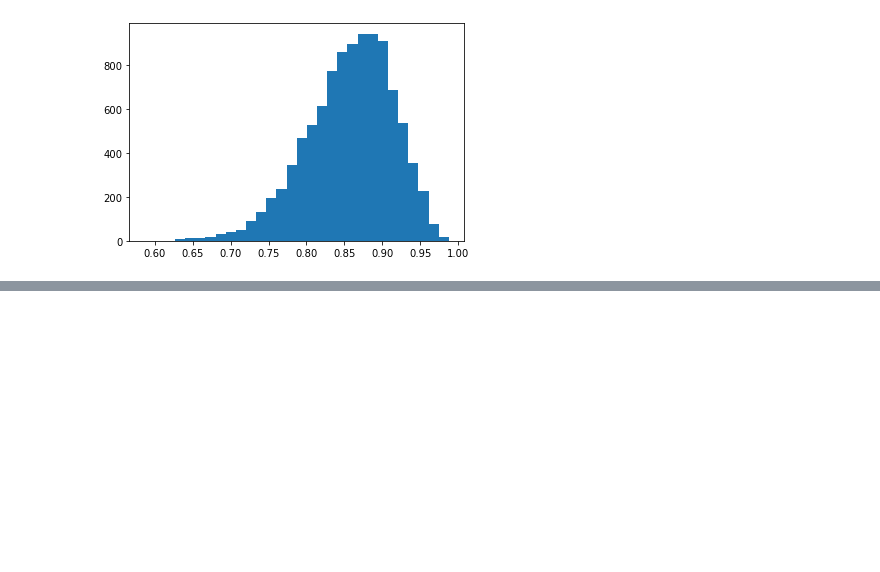
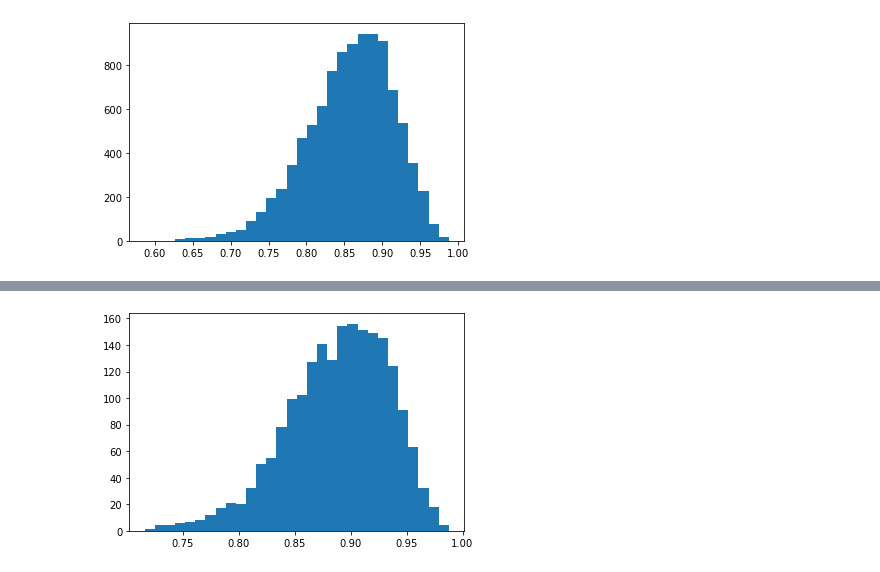
Before and after one commit to IUCVLab/approx-q-state, a Jupyter notebook: playground/00 with SVD.ipynb, the cells around one changed output, grey strips where cells are left out. Cells and saved outputs as stored; diff of their text form; code cells hidden in the pictures; blank space fills up the shorter version.

Commit message:
Adding a hypothesis implemenation: swaps can help + some links; TKET intro

```diff
--- a/playground/00 with SVD.ipynb
+++ b/playground/00 with SVD.ipynb
@@ -191,0 +234,38 @@ _ = plt.hist(fidelities, bins=30)
+# %%
+from tqdm import tqdm
+fidelities = []
+
+for i in tqdm(range(2000)):
+    raw = np.random.rand(2 ** N).astype(np.float64)
+    norm = sum(raw * raw) ** .5
+    psi = raw / norm
+    fidelity = 0
+    for swap in swaps:
+        # PERFORM SWAP
+        psi_swapped = swap @ psi
+        psi_M = psi_swapped.reshape(2 ** (N // 2), 2 ** (N // 2))
+        U, s, Vh = np.linalg.svd(psi_M)
+        q0 = (U @ np.diag(s))[:, 0].reshape(psi_M.shape[0], 1)
+        norm = sum(q0 * q0) ** .5
+        q0 /= norm
+        q1 = Vh[0, :].reshape(psi_M.shape[0], 1)
+        norm = sum(q1 * q1) ** .5
+        q1 /= norm
+        qr_approx = QuantumRegister(N, name="q")
+        qc_approx = QuantumCircuit(qr_approx)
+
+        qc_approx.initialize(q0.reshape(-1), range(N // 2, N))
+        qc_approx.initialize(q1.reshape(-1), range(0, N // 2))
+
+        job = execute(qc_approx, backend=SVSIM)
+        vector_approx = job.result().get_statevector()
+
+        # perform UNSWAP
+        unswapped_approx = swap @ vector_approx
+        fidelity = max(fidelity, state_fidelity(psi, unswapped_approx))
+    fidelities.append(fidelity)
+# %%
+import matplotlib.pyplot as plt
+_ = plt.hist(fidelities, bins=30)
+# %% [output]
+[figure, added]
```
Also changed, not shown: parts of 3 cells of this notebook, 2 other files.
